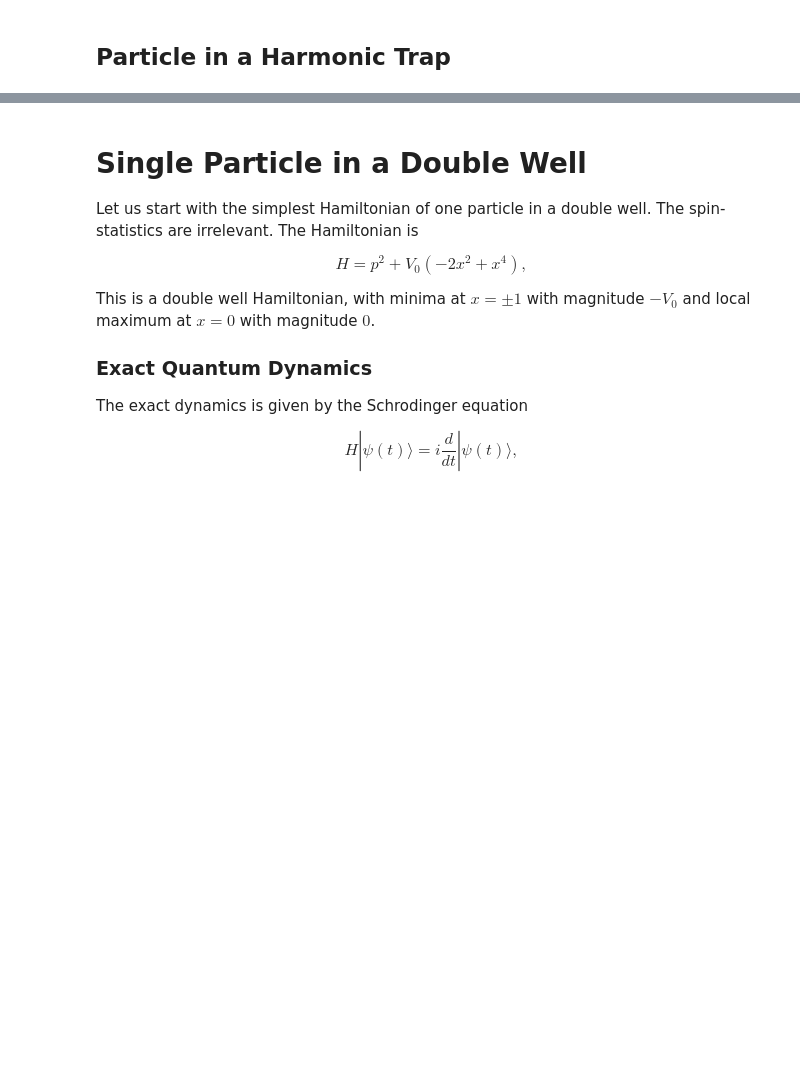
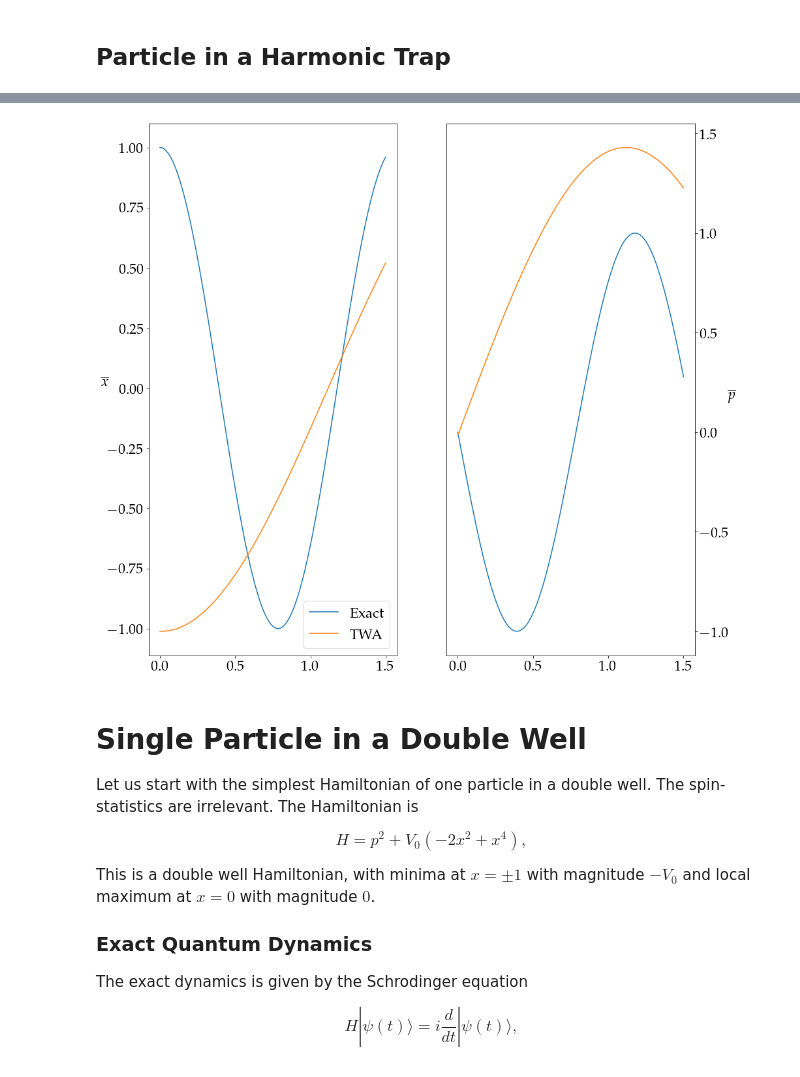
Before and after one commit to hariseldon99/ftwa, a Jupyter notebook: ftwa_few-particles.ipynb, the cells around one changed output, grey strips where cells are left out. Drawn from its saved outputs; the diff is of its cells as text; code cells hidden in the pictures; blank space fills up the shorter version.

```diff
--- a/ftwa_few-particles.ipynb
+++ b/ftwa_few-particles.ipynb
@@ -24,55 +58,36 @@ exact_dynamics_sp = mesolve(H,psi_0,t,[],[x, x**2, p, p**2], progress_bar=pb())
 # %%
 import matplotlib.pyplot as plt
 plt.rcParams.update({
     "text.usetex": True,
     "font.family": "serif",
     "font.serif": ["Palatino"],
     "font.size" : 22,
     "figure.figsize" : (15,15)
 })
 
 xbar_exact, xsqbar_exact, pbar_exact, psqbar_exact = exact_dynamics_sp.expect
 
 xbar_twa = np.real(np.average(twa_result[:,:,0], axis=0))
 pbar_twa = np.real(np.average(twa_result[:,:,1], axis=0))
 
 
-xbar_twa_bbgky = np.real(np.average(twa_bbgky_result[:,:,0], axis=0))
-pbar_twa_bbgky = np.real(np.average(twa_bbgky_result[:,:,1], axis=0))
-xsqbar_twa_bbgky = np.real(np.average(twa_bbgky_result[:,:,2], axis=0))
-psqbar_twa_bbgky = np.real(np.average(twa_bbgky_result[:,:,3], axis=0))
+f, axs = plt.subplots(1, 2, sharex=True)
 
-print(xbar_exact.shape, xbar_twa.shape)
+axs[0].plot(t,xbar_exact, label='Exact')
+axs[0].plot(times,xbar_twa, label='TWA')
+axs[0].legend()
+axs[0].set_ylabel(r"$\overline{x}$", rotation=0)
 
-f, axs = plt.subplots(2, 2, sharex=True)
-
-axs[0,0].plot(t,xbar_exact, label='Exact')
-axs[0,0].plot(times,xbar_twa_bbgky, label='TWA-BBGKY')
-axs[0,0].plot(times,xbar_twa, label='TWA')
-axs[0,0].legend()
-axs[0,0].set_ylabel(r"$\overline{x}$", rotation=0)
-
-axs[0,1].plot(t,pbar_exact)
-axs[0,1].plot(times,pbar_twa_bbgky)
-axs[0,1].plot(times,pbar_twa)
-axs[0,1].yaxis.set_label_position("right")
-axs[0,1].yaxis.tick_right()
-axs[0,1].set_ylabel(r"$\overline{p}$", rotation=0)
+axs[1].plot(t,pbar_exact)
+axs[1].plot(times,pbar_twa)
+axs[1].yaxis.set_label_position("right")
+axs[1].yaxis.tick_right()
+axs[1].set_ylabel(r"$\overline{p}$", rotation=0)
 
 
-axs[1,0].plot(t,np.sqrt(xsqbar_exact-xbar_exact**2))
-axs[1,0].plot(t,np.sqrt(xsqbar_twa_bbgky-xbar_twa_bbgky**2))
-axs[1,0].set_xlabel(r"$t$", rotation=0)
-axs[1,0].set_ylabel(r"$\sigma_{x}$", rotation=0)
-
-axs[1,1].plot(t,np.sqrt(psqbar_exact-pbar_exact**2))
-axs[1,1].plot(t,np.sqrt(psqbar_twa_bbgky-pbar_twa_bbgky**2))
-axs[1,1].set_xlabel(r"$t$", rotation=0)
-axs[1,1].yaxis.set_label_position("right")
-axs[1,1].yaxis.tick_right()
-axs[1,1].set_ylabel(r"$\sigma_{p}$", rotation=0)
-
 plt.show()
+# %% [output]
+[figure, added]
 # %% [markdown]
 # Single Particle in a Double Well
 
```
Also changed, not shown: parts of 2 cells of this notebook.
